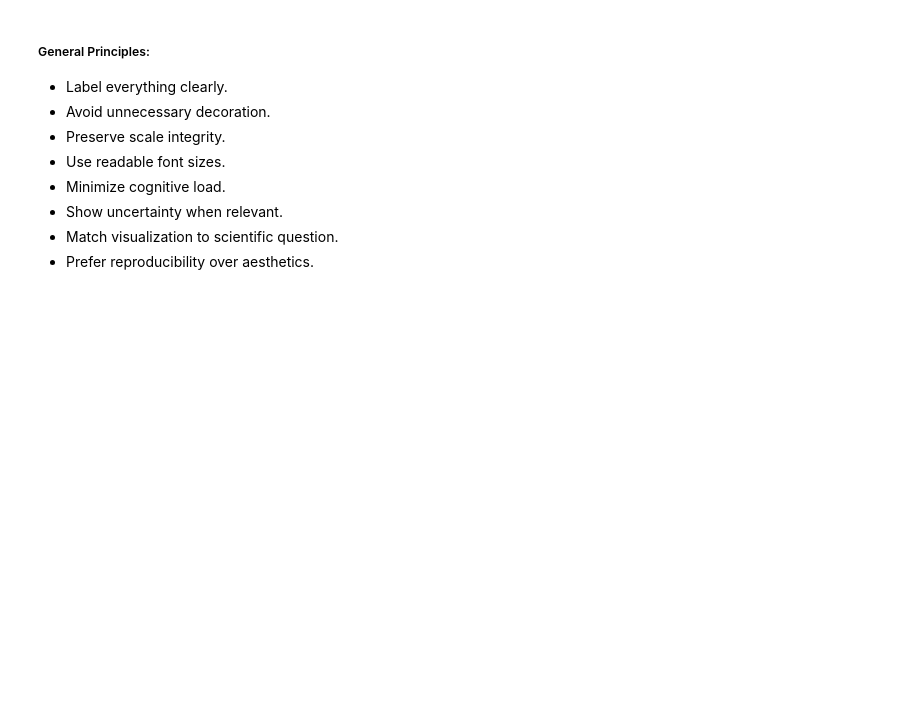
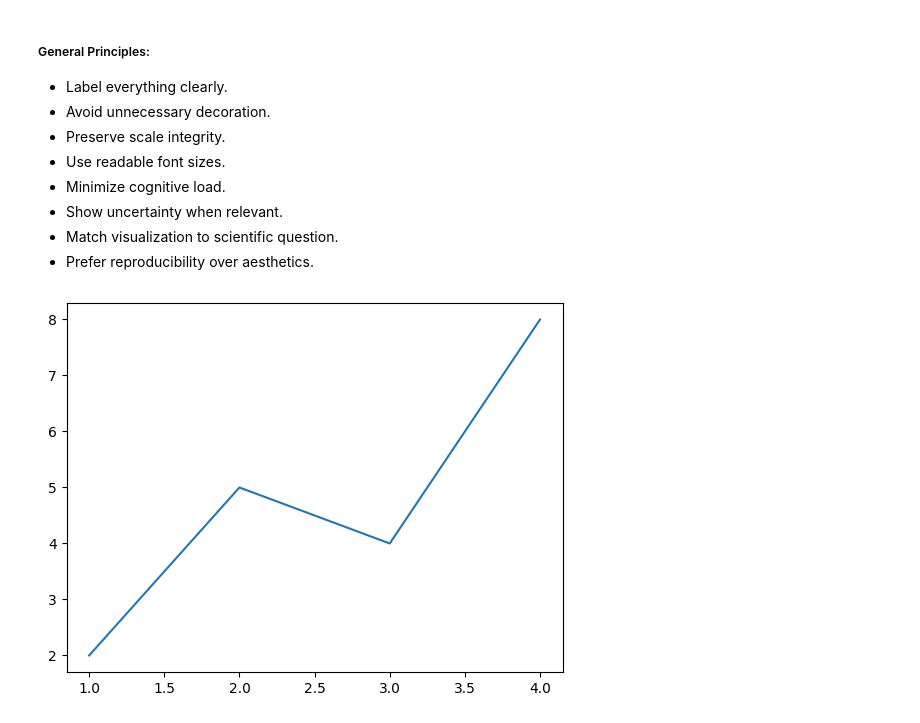
Before and after one commit to erfanjaripour/computational-cognitive-science-training, a Jupyter notebook: Visualization_Practices/Practice01_Foundations_Visualization.ipynb, the cells around one changed output. Drawn from its saved outputs; the diff is of its cells as text; code cells hidden in the pictures; blank space fills up the shorter version.

Commit message:
Add more practices to visualization foundations practice notebooke

```diff
--- a/Visualization_Practices/Practice01_Foundations_Visualization.ipynb
+++ b/Visualization_Practices/Practice01_Foundations_Visualization.ipynb
@@ -247,3 +247,13 @@ Problems:
 - Show uncertainty when relevant.
 - Match visualization to scientific question.
 - Prefer reproducibility over aesthetics.
+# %%
+# creating a line plot
+
+x = [1, 2, 3, 4] # x = ordered variable
+y = [2, 5, 4, 8] # y = measured quantity
+
+plt.plot(x, y)
+plt.show() # line = implied continuity/interpolation
+# %% [output]
+[figure, added]
```
Also changed, not shown: parts of 16 cells of this notebook.
